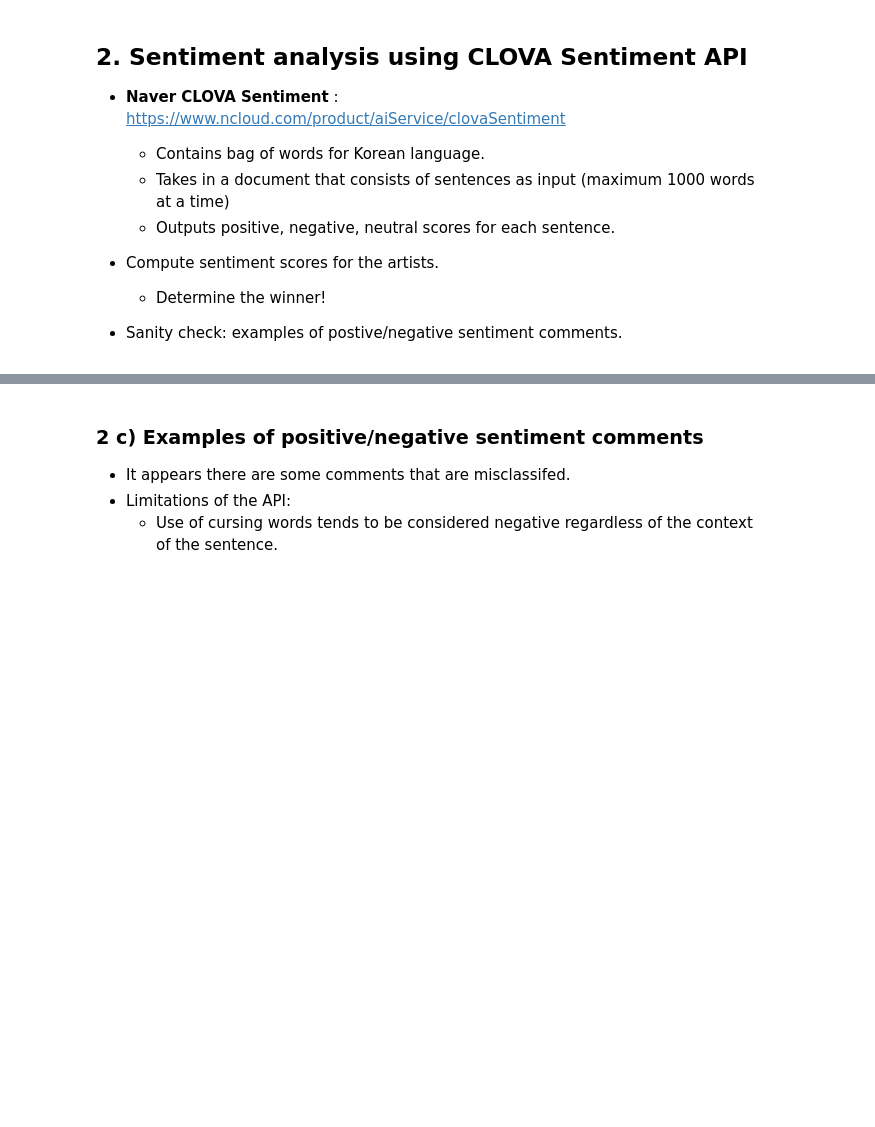
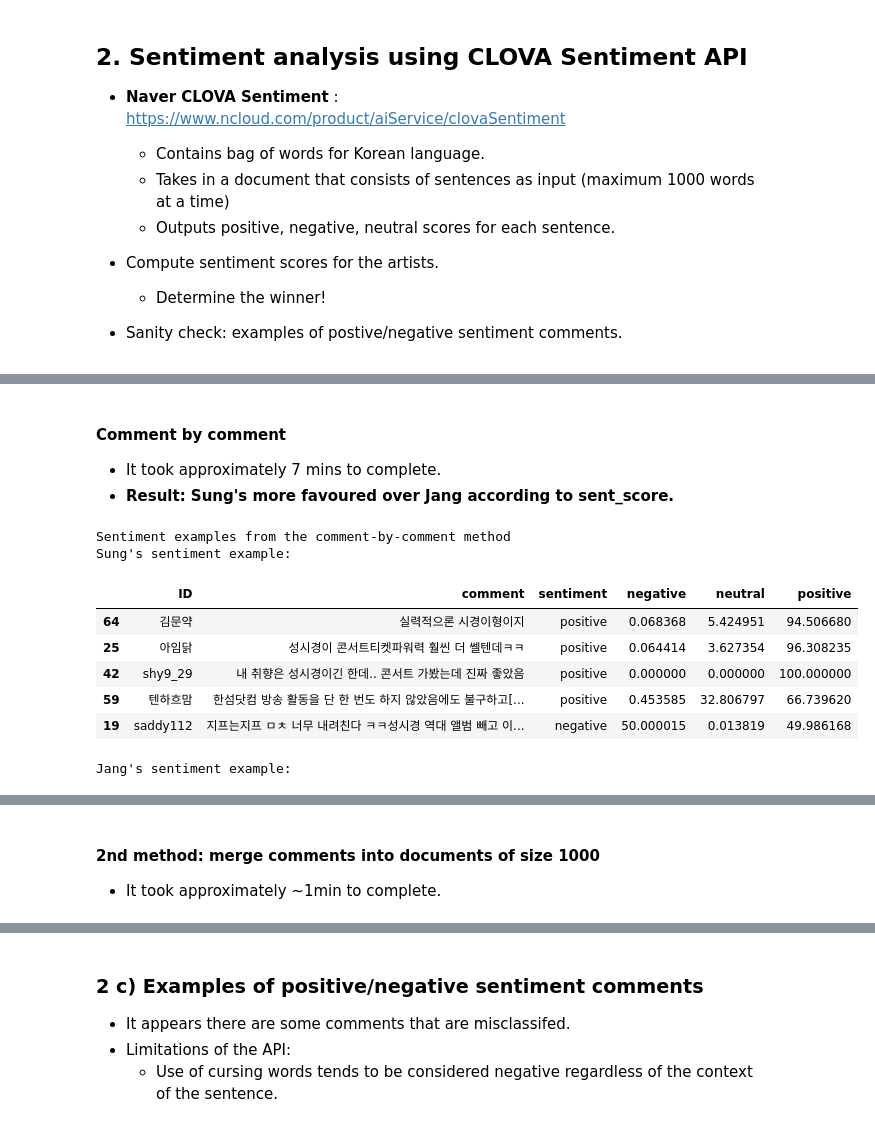
Before and after one commit to joosung-min/Sentiment-Analyses, a Jupyter notebook: Sung_Si-kyung-vs-Jang_Beom-june/B10_Sung_Si-kyung-vs-Jang_Beom-june.ipynb, the cells around one changed output, grey strips where cells are left out. Cells and saved outputs as stored; diff of their text form; code cells hidden in the pictures; blank space fills up the shorter version.

```diff
--- a/Sung_Si-kyung-vs-Jang_Beom-june/B10_Sung_Si-kyung-vs-Jang_Beom-june.ipynb
+++ b/Sung_Si-kyung-vs-Jang_Beom-june/B10_Sung_Si-kyung-vs-Jang_Beom-june.ipynb
@@ -187,0 +198,4 @@ Data for Jang:
+# %% [markdown]
+#### Comment by comment
+* It took approximately 7 mins to complete.
+* **Result: Sung's more favoured over Jang according to sent_score.**
@@ -187,0 +258,27 @@ Data for Jang:
+# %%
+print("Sentiment examples from the comment-by-comment method")
+## Print examples of the results from the sentiment analysis
+sung_result = pd.read_csv("./outputs/C12_sung_sentiments_c_by_c.csv")
+jang_result = pd.read_csv("./outputs/C12_jang_sentiments_c_by_c.csv")
+
+idx = np.random.randint(0, 100, size = 5)
+
+sung_result2 = sung_result.loc[sung_result["sentiment"] != "neutral", ].reset_index(drop = True)
+sung_result2 = sung_result2.iloc[idx]
+print("Sung's sentiment example:")
+display(sung_result2)
+
+jang_result2 = jang_result.loc[jang_result["sentiment"] != "neutral", ].reset_index(drop = True)
+jang_result2 = jang_result2.iloc[idx]
+print("Jang's sentiment example:")
+display(jang_result2)
+# %% [output]
+Sentiment examples from the comment-by-comment method
+Sung's sentiment example:
+|  | ID | comment | sentiment | negative | neutral | positive |
+| 64 | 김문약 | 실력적으론 시경이형이지 | positive | 0.068368 | 5.424951 | 94.506680 |
+| 25 | 아임닭 | 성시경이 콘서트티켓파워력 훨씬 더 쎌텐데ㅋㅋ | positive | 0.064414 | 3.627354 | 96.308235 |
+| 42 | shy9_29 | 내 취향은 성시경이긴 한데.. 콘서트 가봤는데 진짜 좋았음 | positive | 0.000000 | 0.000000 | 100.000000 |
+| 59 | 텐하흐맘 | 한섬닷컴 방송 활동을 단 한 번도 하지 않았음에도 불구하고[... | positive | 0.453585 | 32.806797 | 66.739620 |
+| 19 | saddy112 | 지프는지프 ㅁㅊ 너무 내려친다 ㅋㅋ성시경 역대 앨범 빼고 이... | negative | 50.000015 | 0.013819 | 49.986168 |
+Jang's sentiment example:
@@ -188 +291,4 @@ Data for Jang:
+# %% [markdown]
+#### 2nd method: merge comments into documents of size 1000
+* It took approximately ~1min to complete.
 # %%
```
Also changed, not shown: parts of 13 cells of this notebook, 1 other file.
